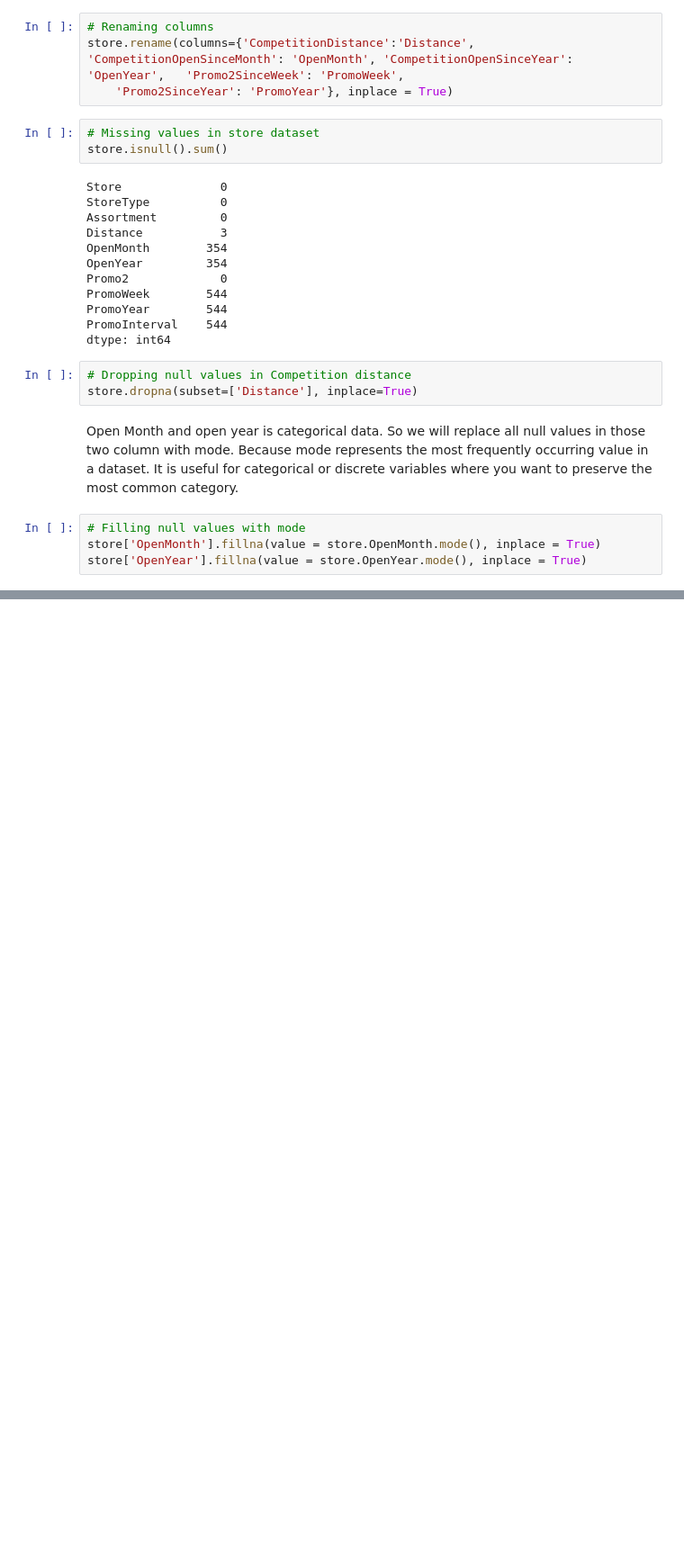
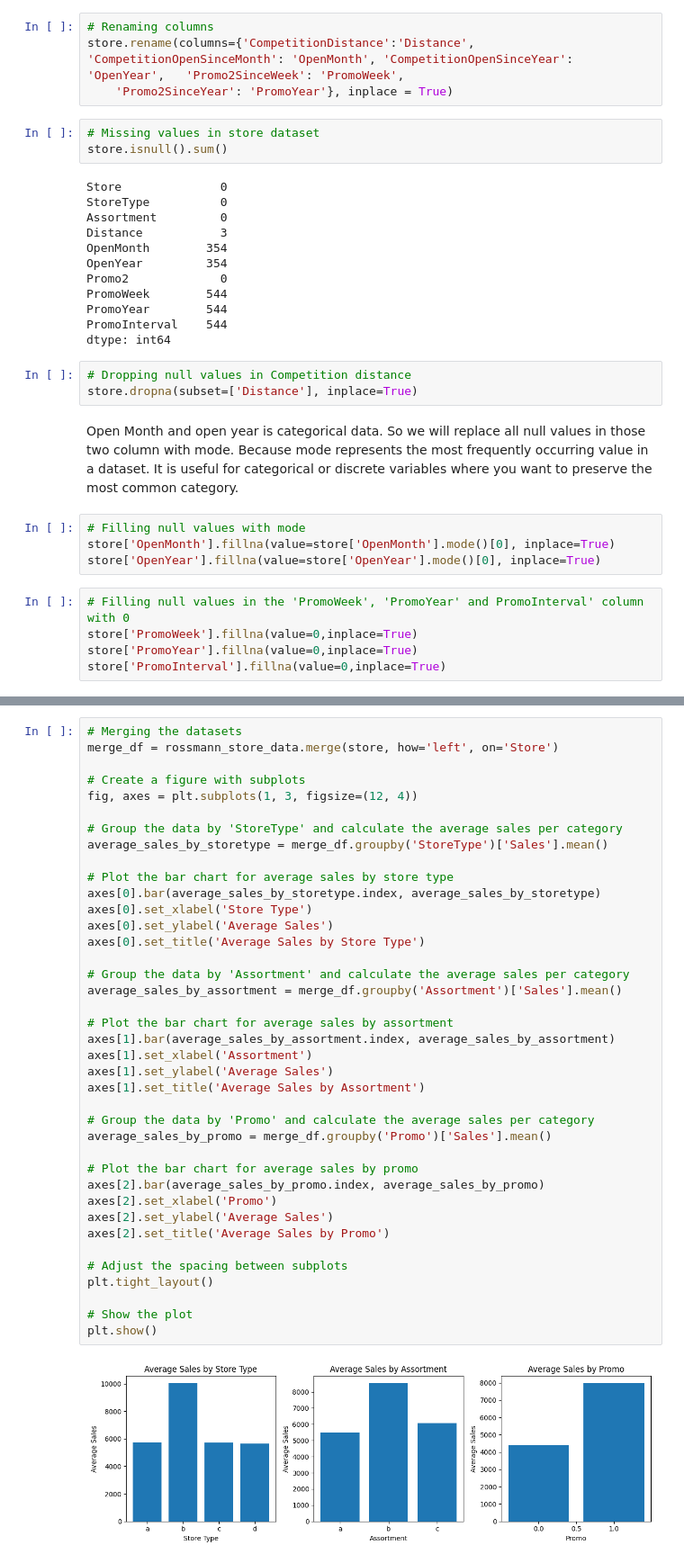
Before and after one commit to MijulSaxena/Retail-Sales-Prediction-Regression-Project, a Jupyter notebook: Capstone_Project_Supervised_ML_Regression_.ipynb, the cells around one changed output, grey strips where cells are left out. Shown: that part at 90% size. Cells and saved outputs as stored; diff of their text form; blank space fills up the shorter version.

```diff
--- a/Capstone_Project_Supervised_ML_Regression_.ipynb
+++ b/Capstone_Project_Supervised_ML_Regression_.ipynb
@@ -120,5 +120,10 @@ store.dropna(subset=['Distance'], inplace=True)
 Open Month and open year is categorical data. So we will replace all null values in those two column with mode. Because mode represents the most frequently occurring value in a dataset. It is useful for categorical or discrete variables where you want to preserve the most common category.
 # %%
 # Filling null values with mode
-store['OpenMonth'].fillna(value = store.OpenMonth.mode(), inplace = True)
-store['OpenYear'].fillna(value = store.OpenYear.mode(), inplace = True)
+store['OpenMonth'].fillna(value=store['OpenMonth'].mode()[0], inplace=True)
+store['OpenYear'].fillna(value=store['OpenYear'].mode()[0], inplace=True)
+# %%
+# Filling null values in the 'PromoWeek', 'PromoYear' and PromoInterval' column with 0
+store['PromoWeek'].fillna(value=0,inplace=True)
+store['PromoYear'].fillna(value=0,inplace=True)
+store['PromoInterval'].fillna(value=0,inplace=True)
@@ -124,0 +177,41 @@ store['OpenYear'].fillna(value = store.OpenYear.mode(), inplace = True)
+# %%
+# Merging the datasets
+merge_df = rossmann_store_data.merge(store, how='left', on='Store')
+
+# Create a figure with subplots
+fig, axes = plt.subplots(1, 3, figsize=(12, 4))
+
+# Group the data by 'StoreType' and calculate the average sales per category
+average_sales_by_storetype = merge_df.groupby('StoreType')['Sales'].mean()
+
+# Plot the bar chart for average sales by store type
+axes[0].bar(average_sales_by_storetype.index, average_sales_by_storetype)
+axes[0].set_xlabel('Store Type')
+axes[0].set_ylabel('Average Sales')
+axes[0].set_title('Average Sales by Store Type')
+
+# Group the data by 'Assortment' and calculate the average sales per category
+average_sales_by_assortment = merge_df.groupby('Assortment')['Sales'].mean()
+
+# Plot the bar chart for average sales by assortment
+axes[1].bar(average_sales_by_assortment.index, average_sales_by_assortment)
+axes[1].set_xlabel('Assortment')
+axes[1].set_ylabel('Average Sales')
+axes[1].set_title('Average Sales by Assortment')
+
+# Group the data by 'Promo' and calculate the average sales per category
+average_sales_by_promo = merge_df.groupby('Promo')['Sales'].mean()
+
+# Plot the bar chart for average sales by promo
+axes[2].bar(average_sales_by_promo.index, average_sales_by_promo)
+axes[2].set_xlabel('Promo')
+axes[2].set_ylabel('Average Sales')
+axes[2].set_title('Average Sales by Promo')
+
+# Adjust the spacing between subplots
+plt.tight_layout()
+
+# Show the plot
+plt.show()
+# %% [output]
+[figure, added]
```
Also changed, not shown: parts of 12 cells of this notebook.
